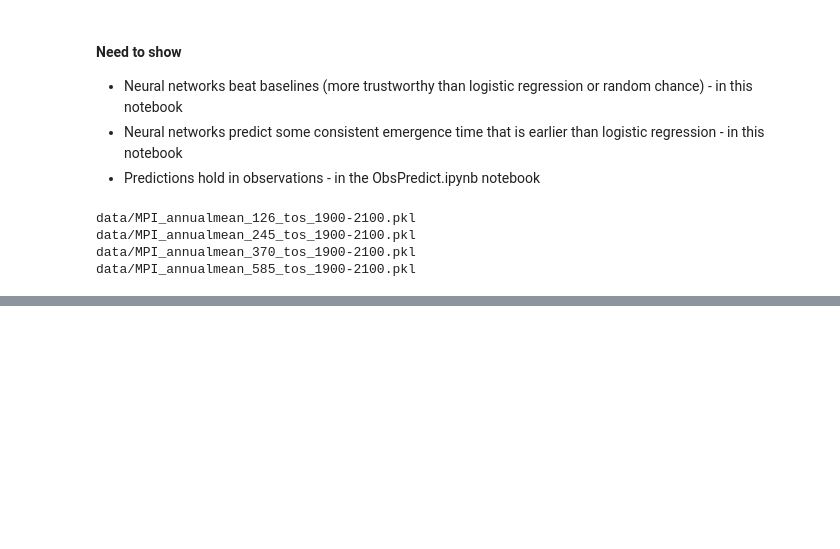
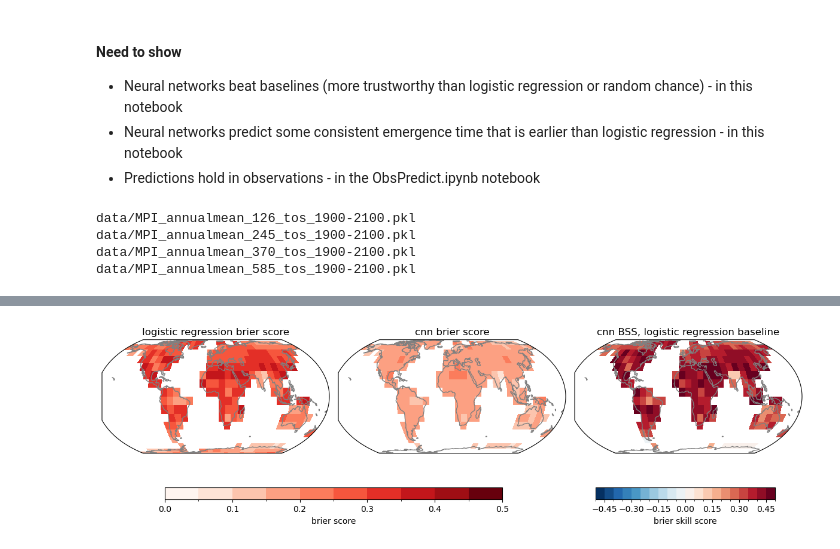
Before and after one commit to emily-gordy/predictability-emergence, a Jupyter notebook: FirstPredict.ipynb, the cells around one changed output, grey strips where cells are left out. Cells and saved outputs as stored; diff of their text form; code cells hidden in the pictures; blank space fills up the shorter version.

```diff
--- a/FirstPredict.ipynb
+++ b/FirstPredict.ipynb
@@ -290,3 +435,53 @@ plt.tight_layout()
+# %%
+bss = 1-(bs_cnn/bs_lr_all)
+
+levsbs = np.linspace(0,0.5,11)
+cmapbs = plt.get_cmap("Reds")
+
+normbs = BoundaryNorm(levsbs,cmapbs.N)
+
+diffbss = np.linspace(-0.5,0.5,21)
+cmapdiffbss = plt.get_cmap("RdBu_r")
+normbss = BoundaryNorm(diffbss,cmapdiffbss.N)
+
+plt.figure(figsize=(12,4))
+
+a1=plt.subplot(1,3,1,projection=ccrs.EqualEarth())
+c1=a1.pcolormesh(lonvec+5,latvec+5,bs_lr_all,norm=normbs,cmap='Reds',transform=ccrs.PlateCarree())
+a1.coastlines(color='gray')
+plt.title('logistic regression brier score')
+
+a1=plt.subplot(1,3,2,projection=ccrs.EqualEarth())
+a1.pcolormesh(lonvec+5,latvec+5,bs_cnn,norm=normbs,cmap='Reds',transform=ccrs.PlateCarree())
+a1.coastlines(color='gray')
+plt.title('cnn brier score')
+
+cax = plt.axes((0.1,0.07,0.47,0.05))
+cbar1 = plt.colorbar(c1,cax,orientation='horizontal')
+cbar1.ax.set_xlabel('brier score')
+
+
+a1=plt.subplot(1,3,3,projection=ccrs.EqualEarth())
+c2=a1.pcolormesh(lonvec+5,latvec+5,bss,norm=normbss,cmap='RdBu_r',transform=ccrs.PlateCarree())
+a1.coastlines(color='gray')
+plt.title('cnn BSS, logistic regression baseline')
+
+# a1=plt.subplot(1,2,2,projection=ccrs.EqualEarth())
+# c3=a1.pcolormesh(lonvec+5,latvec+5,100*(bestaccs[:,:,0]-lr_accuracy_all[:,:,0])/lr_accuracy_all[:,:,0],norm=normdiffper,cmap='RdBu_r',transform=ccrs.PlateCarree())
+# a1.coastlines(color='gray')
+# plt.title('cnn accuracy above logistic regression')
+
+cax2 = plt.axes((0.7,0.07,0.25,0.05))
+cbar2 = plt.colorbar(c2,cax2,orientation='horizontal')
+cbar2.ax.set_xlabel('brier skill score')
+
+# cax3 = plt.axes((0.6,0.07,0.3,0.05))
+# cbar3 = plt.colorbar(c3,cax3,orientation='horizontal',ticks=np.arange(-16,20,4))
+# cbar3.ax.set_xlabel('accuracy difference (percentage)')
+
+plt.tight_layout()
+# %% [output]
+[figure, added]
 # %%
 plt.figure(figsize=(12,8))
 
```
Also changed, not shown: parts of 28 cells of this notebook, 2 other files.
